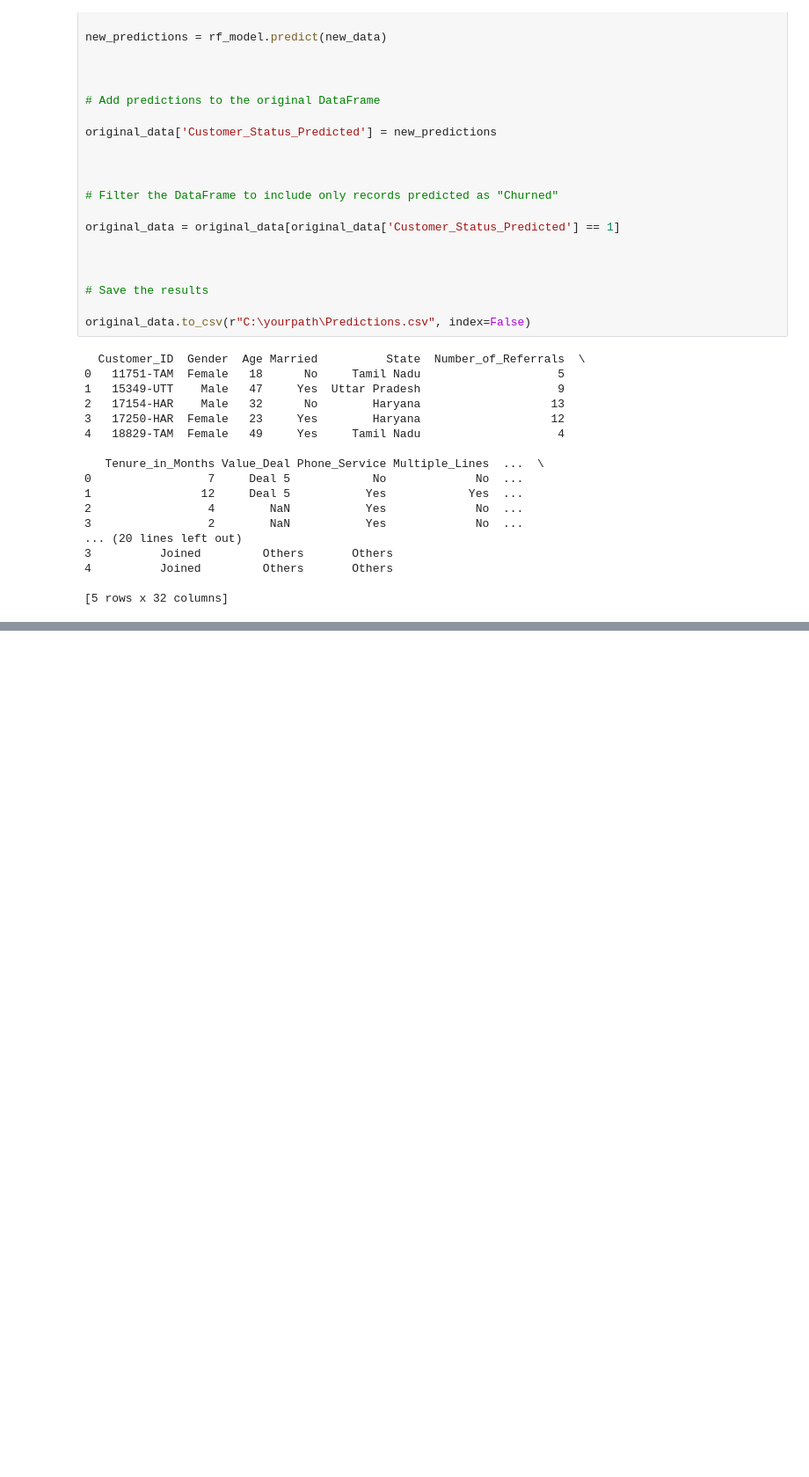
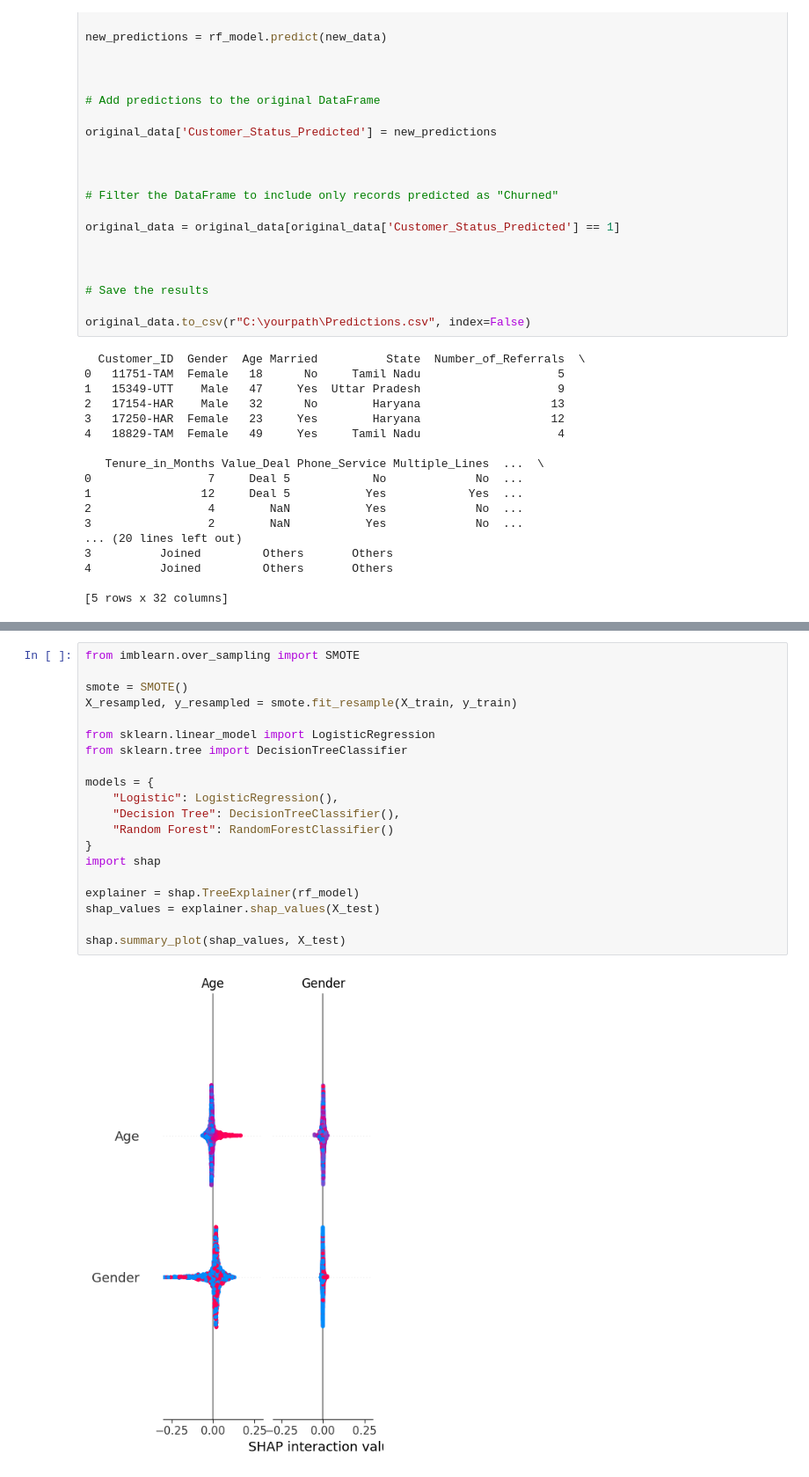
Before and after one commit to lvarshitha7/Churn_Analysis, a Jupyter notebook: Notebook (Colab)/Churn_Analysis.ipynb, the cells around one changed output, grey strips where cells are left out. Shown at 88% size. Cells and saved outputs as stored; diff of their text form; blank space fills up the shorter version.

```diff
--- a/Notebook (Colab)/Churn_Analysis.ipynb
+++ b/Notebook (Colab)/Churn_Analysis.ipynb
@@ -244,0 +283,22 @@ original_data.to_csv(r"C:\yourpath\Predictions.csv", index=False)
+# %%
+from imblearn.over_sampling import SMOTE
+
+smote = SMOTE()
+X_resampled, y_resampled = smote.fit_resample(X_train, y_train)
+
+from sklearn.linear_model import LogisticRegression
+from sklearn.tree import DecisionTreeClassifier
+
+models = {
+    "Logistic": LogisticRegression(),
+    "Decision Tree": DecisionTreeClassifier(),
+    "Random Forest": RandomForestClassifier()
+}
+import shap
+
+explainer = shap.TreeExplainer(rf_model)
+shap_values = explainer.shap_values(X_test)
+
+shap.summary_plot(shap_values, X_test)
+# %% [output]
+[figure, added]
```
Also changed, not shown: parts of 4 cells of this notebook.
